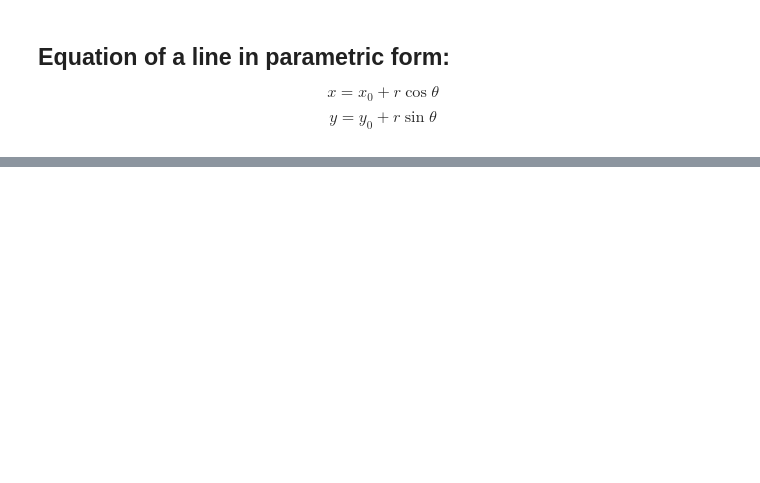
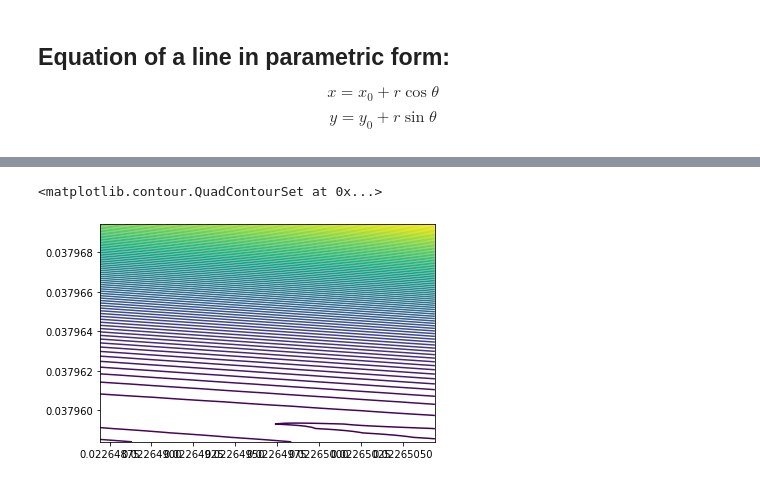
Before and after one commit to aravindhshankar/KondoVHS, a Jupyter notebook: BrilluoinZone.ipynb, the cells around one changed output, grey strips where cells are left out. Drawn from its saved outputs; the diff is of its cells as text; code cells hidden in the pictures; blank space fills up the shorter version.

```diff
--- a/BrilluoinZone.ipynb
+++ b/BrilluoinZone.ipynb
@@ -59,0 +78,13 @@ $$ y = y_0 + r \sin\theta $$
+# %%
+ang = 1.05
+kx0,ky0 = np.load('saddleset.npy')[5]
+X = np.linspace(kx0-0.000001,kx0+0.000001,50)
+Y = np.linspace(ky0-0.000001,ky0+0.00001,50)
+X,Y,Z = data_for_contours(ang,X=X,Y=Y)
+plt.contour(X,Y,Z,levels=100)
+Evmag = np.load('Evs.npy')[5]
+plt.contour(X,Y,Z,levels = [Evmag,1.1*Evmag])
+#plt.scatter(kx0,ky0)
+# %% [output]
+<matplotlib.contour.QuadContourSet at 0x...>
+[figure, added]
```
Also changed, not shown: parts of 4 cells of this notebook, 1 other file.
